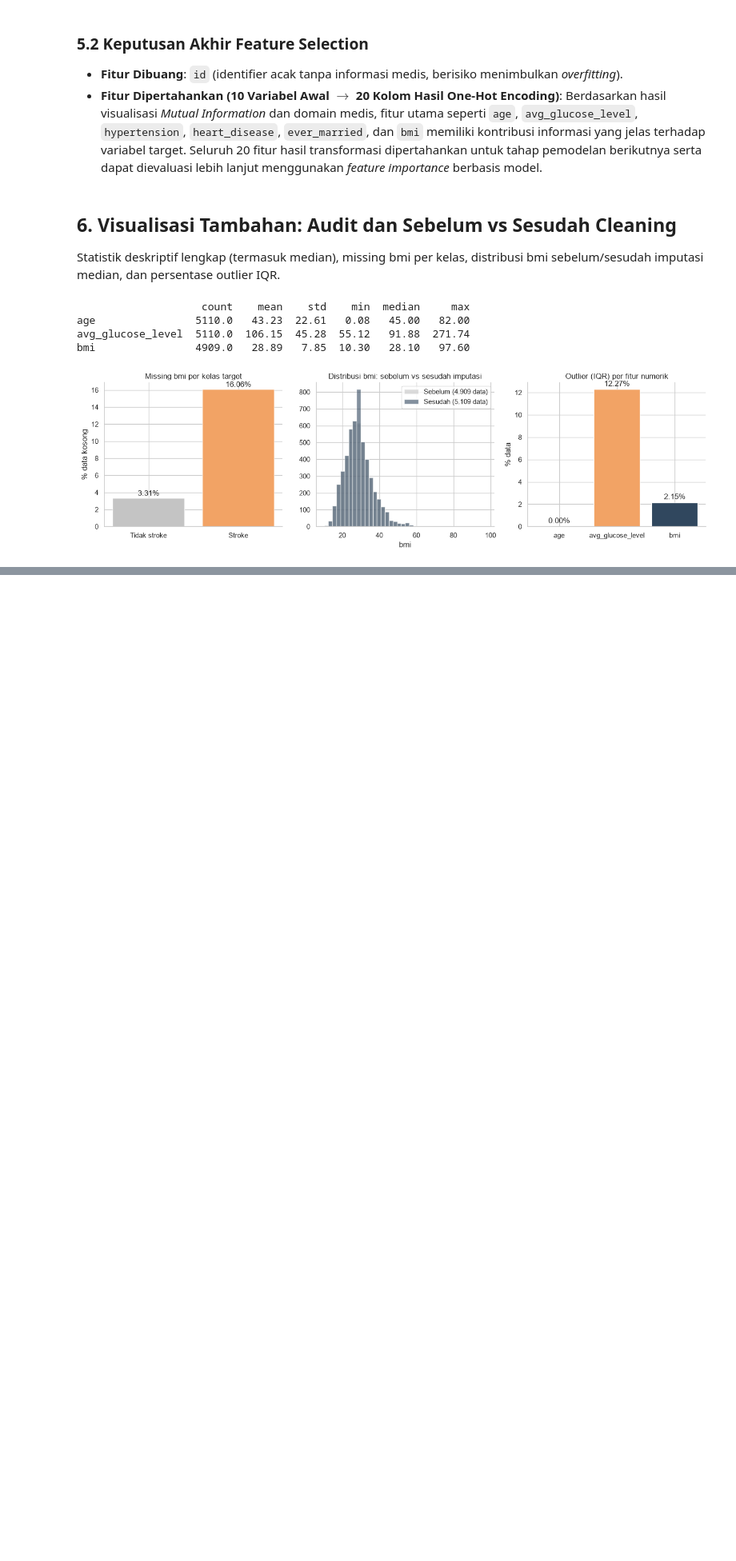
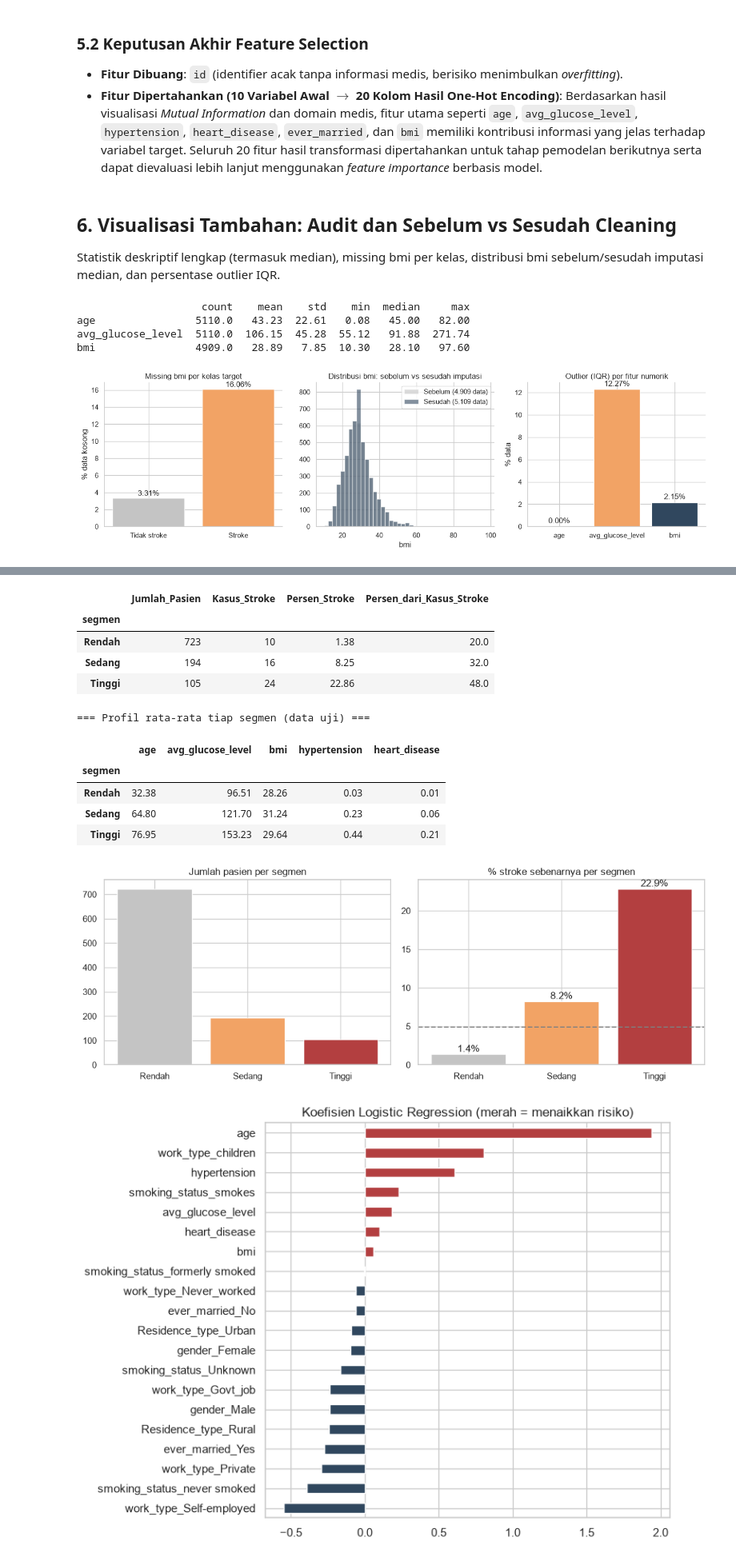
Before and after one commit to Septemberiano/Segmentasi-Tingkat-Risiko-Stroke-Berdasarkan-Indikator-Kesehatan-, a Jupyter notebook: strokePrediction.ipynb, the cells around one changed output, grey strips where cells are left out. Shown at 80% size. Drawn from its saved outputs; the diff is of its cells as text; code cells hidden in the pictures; blank space fills up the shorter version.

```diff
--- a/strokePrediction.ipynb
+++ b/strokePrediction.ipynb
@@ -422,0 +631,56 @@ bmi                4909.0   28.89   7.85  10.30   28.10   97.60
+# %%
+# === 7.5 Segmentasi tingkat risiko dari probabilitas model terbaik ===
+# Model dasar dipilih dari F2 hasil cross-validation (bukan dari data uji, agar data uji tetap bersih)
+f2_cv_terbaik = {n: t['F2 (CV)'].max() for n, t in hasil_cv.items()}
+model_terbaik = max(f2_cv_terbaik, key=f2_cv_terbaik.get)
+print('F2 (CV) terbaik per model:', {k: round(v, 4) for k, v in f2_cv_terbaik.items()})
+print('Model dasar segmentasi:', model_terbaik)
+
+# Probabilitas out-of-fold pada data train: tiap pasien diprediksi oleh model yang tidak pernah melihat dirinya
+oof = np.zeros(len(X_train_df))
+for idx_a, idx_v in skf.split(X_train_df, y_train_r):
+    Xa, ya = oversample(X_train_df.iloc[idx_a], y_train_r.iloc[idx_a])
+    m = konfigurasi[model_terbaik]['buat'](parameter_terbaik[model_terbaik]).fit(Xa, ya)
+    oof[idx_v] = m.predict_proba(X_train_df.iloc[idx_v])[:, 1]
+
+# Batas segmen. Model dilatih pada data seimbang 50:50, sehingga 0,5 = batas keputusan model.
+# Batas 0,8 dipilih agar persentase stroke naik konsisten Rendah < Sedang < Tinggi pada data train (OOF).
+BATAS = [0.5, 0.8]
+LABEL = ['Rendah', 'Sedang', 'Tinggi']
+def buat_segmen(p):
+    return pd.cut(pd.Series(p), bins=[-0.01, BATAS[0], BATAS[1], 1.01], labels=LABEL)
+
+def ringkas_segmen(segmen, y_true):
+    r = pd.DataFrame({'segmen': segmen.values, 'stroke': np.asarray(y_true)}).groupby('segmen', observed=True)['stroke'] \
+          .agg(Jumlah_Pasien='count', Kasus_Stroke='sum', Persen_Stroke=lambda s: s.mean() * 100)
+    r['Persen_dari_Kasus_Stroke'] = r['Kasus_Stroke'] / r['Kasus_Stroke'].sum() * 100
+    return r
+
+print('\n=== Segmen pada DATA TRAIN (prediksi out-of-fold) - dasar penentuan batas ===')
+display(ringkas_segmen(buat_segmen(oof), y_train_r).round(2))
+
+prob = pd.Series(prob_test[model_terbaik])
+segmen = buat_segmen(prob)
+ringkas = ringkas_segmen(segmen, y_test_r)
+print('=== Segmen pada DATA UJI - hasil akhir ===')
+display(ringkas.round(2))
+
+# Profil rata-rata fitur klinis per segmen (nilai asli, sebelum scaling)
+profil = X_test.reset_index(drop=True).assign(segmen=segmen.values) \
+    .groupby('segmen', observed=True)[['age', 'avg_glucose_level', 'bmi', 'hypertension', 'heart_disease']].mean()
+print('\n=== Profil rata-rata tiap segmen (data uji) ===')
+display(profil.round(2))
+
+fig, ax = plt.subplots(1, 2, figsize=(11, 4))
+warna = ['#C4C4C4', '#F2A365', '#B33F40']
+ax[0].bar(ringkas.index.astype(str), ringkas['Jumlah_Pasien'], color=warna); ax[0].set_title('Jumlah pasien per segmen')
+b = ax[1].bar(ringkas.index.astype(str), ringkas['Persen_Stroke'], color=warna); ax[1].set_title('% stroke sebenarnya per segmen')
+for r_, v in zip(b, ringkas['Persen_Stroke']): ax[1].text(r_.get_x() + r_.get_width() / 2, v + 0.3, f'{v:.1f}%', ha='center')
+ax[1].axhline(y_test_r.mean() * 100, ls='--', color='grey')
+plt.tight_layout(); plt.show()
+
+# Koefisien Logistic Regression: arah dan kekuatan pengaruh tiap fitur
+koef = pd.Series(model_final['Logistic Regression'].coef_[0], index=X_train_df.columns).sort_values()
+plt.figure(figsize=(8, 6)); koef.plot(kind='barh', color=['#B33F40' if v > 0 else '#30475E' for v in koef])
+plt.title('Koefisien Logistic Regression (merah = menaikkan risiko)'); plt.tight_layout(); plt.show()
+# %% [output]
@@ -422,0 +697,13 @@ bmi                4909.0   28.89   7.85  10.30   28.10   97.60
+|  | Jumlah_Pasien | Kasus_Stroke | Persen_Stroke | Persen_dari_Kasus_Stroke |
+| segmen |  |  |  |  |
+| Rendah | 723 | 10 | 1.38 | 20.0 |
+| Sedang | 194 | 16 | 8.25 | 32.0 |
+| Tinggi | 105 | 24 | 22.86 | 48.0 |
+=== Profil rata-rata tiap segmen (data uji) ===
+|  | age | avg_glucose_level | bmi | hypertension | heart_disease |
+| segmen |  |  |  |  |  |
+| Rendah | 32.38 | 96.51 | 28.26 | 0.03 | 0.01 |
+| Sedang | 64.80 | 121.70 | 31.24 | 0.23 | 0.06 |
+| Tinggi | 76.95 | 153.23 | 29.64 | 0.44 | 0.21 |
+[figure, added]
+[figure, added]
```
Also changed, not shown: parts of 11 cells of this notebook, 1 other file.
